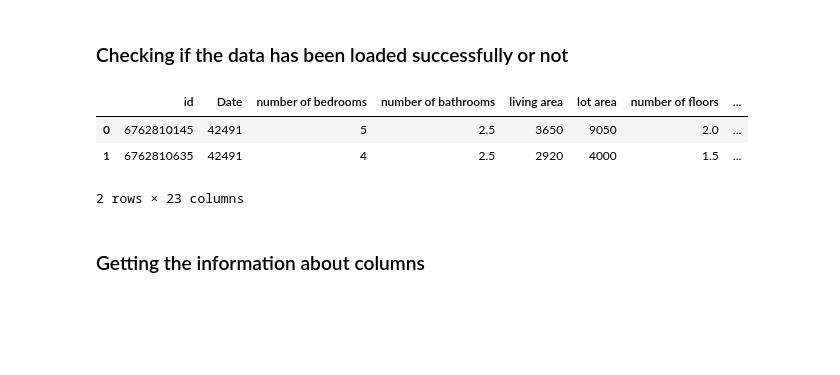
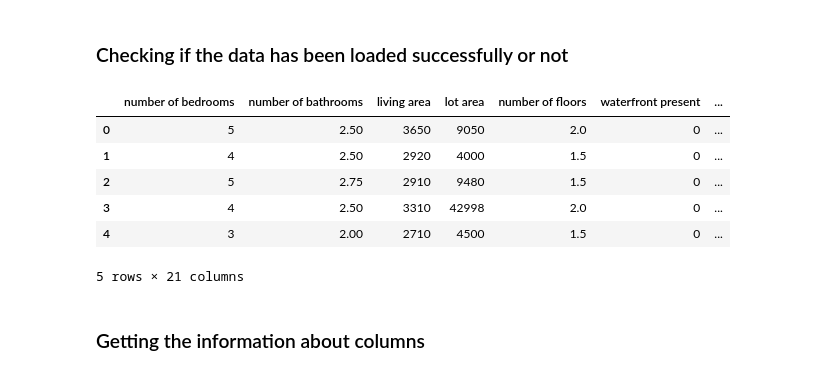
Before and after one commit to regmiprayag/House-Price-Prediction, a Jupyter notebook: House Price Prediction.ipynb, the cells around one changed output. Drawn from its saved outputs; the diff is of its cells as text; code cells hidden in the pictures; blank space fills up the shorter version.

```diff
--- a/House Price Prediction.ipynb
+++ b/House Price Prediction.ipynb
@@ -13,12 +15,18 @@ data = pd.read_csv("/Users/prayagregmi/Downloads/HousePriceIndia.csv")
 # %% [markdown]
 ### Checking if the data has been loaded successfully or not
 # %%
-data.head(2)
+df = data.drop('id', axis=1)
+data = df.drop('Date', axis=1)
-# %% [output]
-|  | id | Date | number of bedrooms | number of bathrooms | living area | lot area | number of floors | ... |
-| 0 | 6762810145 | 42491 | 5 | 2.5 | 3650 | 9050 | 2.0 | ... |
-| 1 | 6762810635 | 42491 | 4 | 2.5 | 2920 | 4000 | 1.5 | ... |
-2 rows × 23 columns
+# %%
+data.head()
+# %% [output]
+|  | number of bedrooms | number of bathrooms | living area | lot area | number of floors | waterfront present | ... |
+| 0 | 5 | 2.50 | 3650 | 9050 | 2.0 | 0 | ... |
+| 1 | 4 | 2.50 | 2920 | 4000 | 1.5 | 0 | ... |
+| 2 | 5 | 2.75 | 2910 | 9480 | 1.5 | 0 | ... |
+| 3 | 4 | 2.50 | 3310 | 42998 | 2.0 | 0 | ... |
+| 4 | 3 | 2.00 | 2710 | 4500 | 1.5 | 0 | ... |
+5 rows × 21 columns
 # %% [markdown]
 ### Getting the information about columns
 # %%
```
Also changed, not shown: parts of 13 cells of this notebook.
